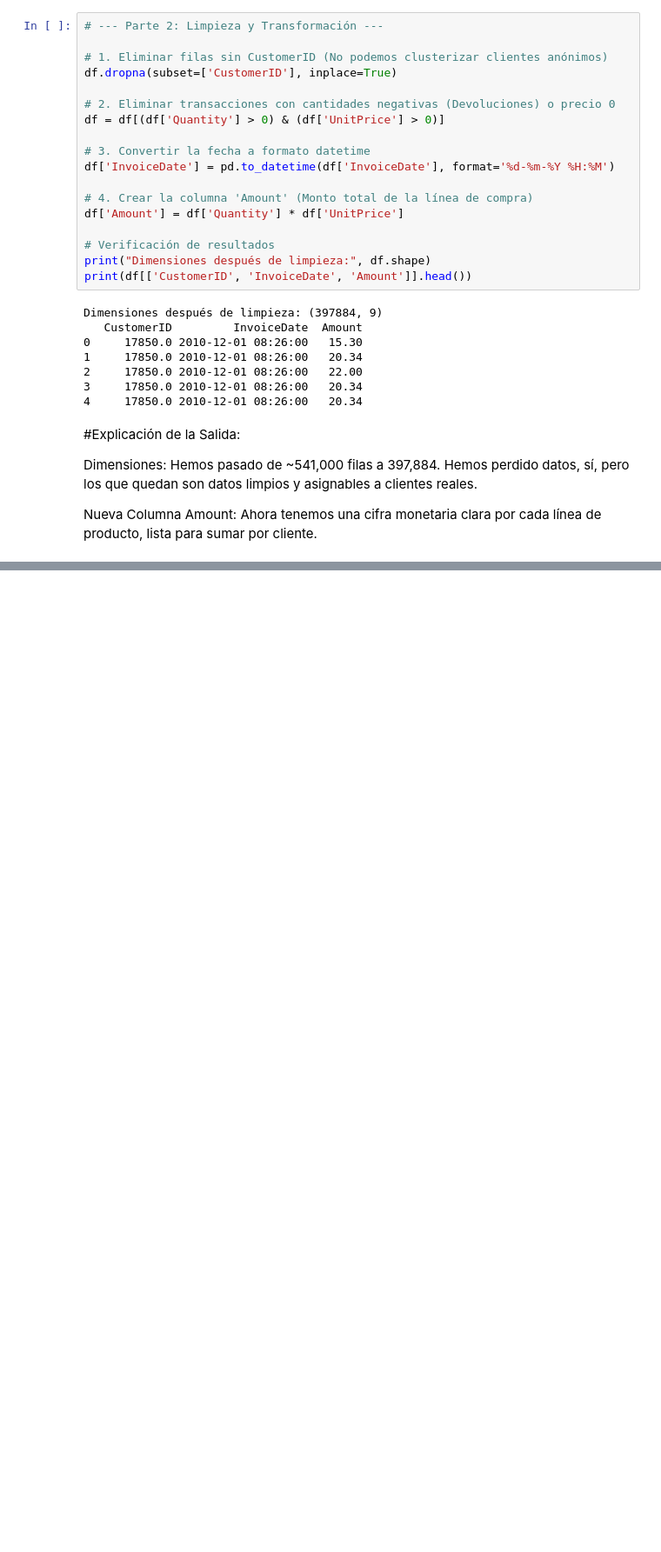
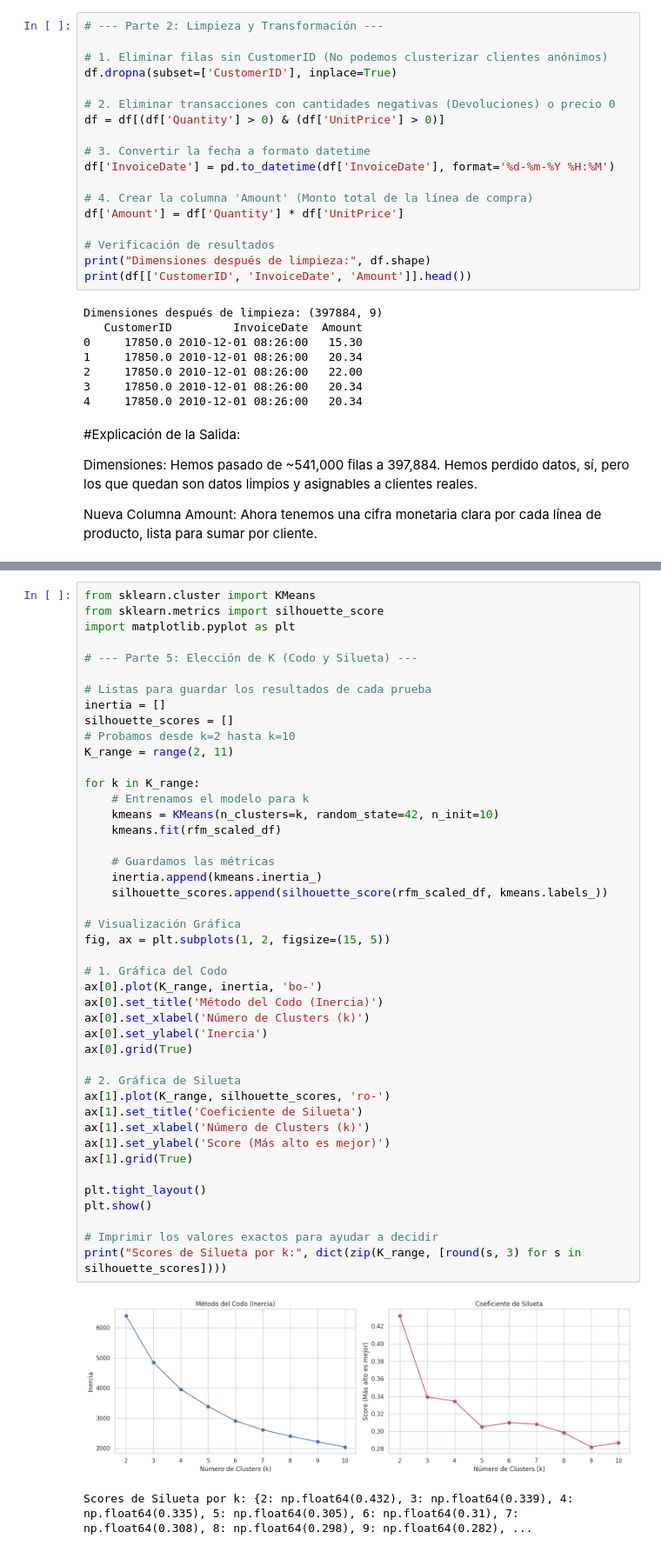
Before and after one commit to Caarlosgg/CLustering_ComercioMinorista, a Jupyter notebook: Clustering.ipynb, the cells around one changed output, grey strips where cells are left out. Shown at 87% size. Cells and saved outputs as stored; diff of their text form; blank space fills up the shorter version.

```diff
--- a/Clustering.ipynb
+++ b/Clustering.ipynb
@@ -115,0 +291,47 @@ Nueva Columna Amount: Ahora tenemos una cifra monetaria clara por cada línea de
+# %%
+from sklearn.cluster import KMeans
+from sklearn.metrics import silhouette_score
+import matplotlib.pyplot as plt
+
+# --- Parte 5: Elección de K (Codo y Silueta) ---
+
+# Listas para guardar los resultados de cada prueba
+inertia = []
+silhouette_scores = []
+# Probamos desde k=2 hasta k=10
+K_range = range(2, 11)
+
+for k in K_range:
+    # Entrenamos el modelo para k
+    kmeans = KMeans(n_clusters=k, random_state=42, n_init=10)
+    kmeans.fit(rfm_scaled_df)
+
+    # Guardamos las métricas
+    inertia.append(kmeans.inertia_)
+    silhouette_scores.append(silhouette_score(rfm_scaled_df, kmeans.labels_))
+
+# Visualización Gráfica
+fig, ax = plt.subplots(1, 2, figsize=(15, 5))
+
+# 1. Gráfica del Codo
+ax[0].plot(K_range, inertia, 'bo-')
+ax[0].set_title('Método del Codo (Inercia)')
+ax[0].set_xlabel('Número de Clusters (k)')
+ax[0].set_ylabel('Inercia')
+ax[0].grid(True)
+
+# 2. Gráfica de Silueta
+ax[1].plot(K_range, silhouette_scores, 'ro-')
+ax[1].set_title('Coeficiente de Silueta')
+ax[1].set_xlabel('Número de Clusters (k)')
+ax[1].set_ylabel('Score (Más alto es mejor)')
+ax[1].grid(True)
+
+plt.tight_layout()
+plt.show()
+
+# Imprimir los valores exactos para ayudar a decidir
+print("Scores de Silueta por k:", dict(zip(K_range, [round(s, 3) for s in silhouette_scores])))
+# %% [output]
+[figure, added]
+Scores de Silueta por k: {2: np.float64(0.432), 3: np.float64(0.339), 4: np.float64(0.335), 5: np.float64(0.305), 6: np.float64(0.31), 7: np.float64(0.308), 8: np.float64(0.298), 9: np.float64(0.282), ...
```
Also changed, not shown: parts of 20 cells of this notebook.
